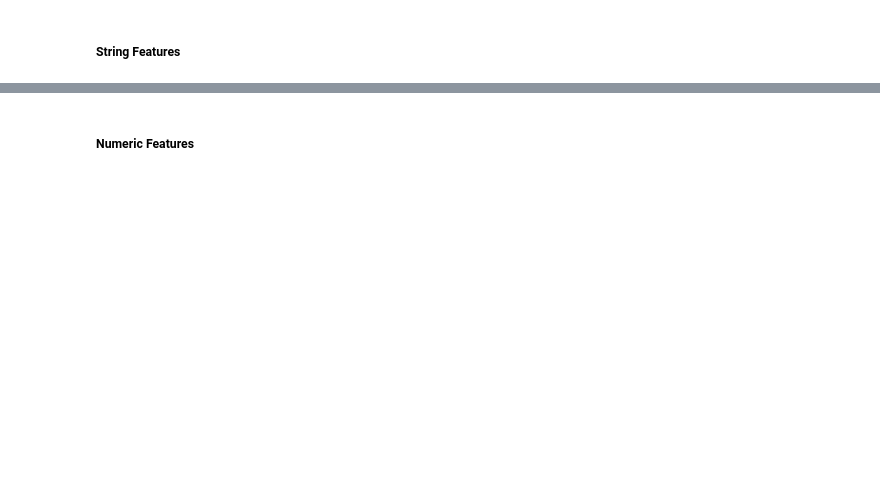
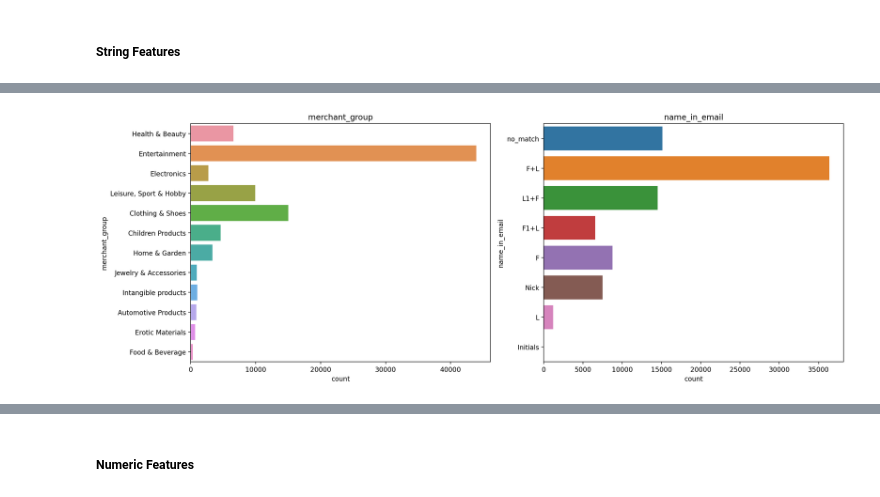
Before and after one commit to gfluz94/aws-deploy-cicd, a Jupyter notebook: notebooks/Training.ipynb, the cells around one changed output, grey strips where cells are left out. Cells and saved outputs as stored; diff of their text form; code cells hidden in the pictures; blank space fills up the shorter version.

```diff
--- a/notebooks/Training.ipynb
+++ b/notebooks/Training.ipynb
@@ -271,0 +282,2 @@ plot_count(df, bool_features, hue=target)
+# %%
+string_features.remove("merchant_category")
@@ -271,0 +323,4 @@ plot_count(df, bool_features, hue=target)
+# %%
+plot_count(df, string_features)
+# %% [output]
+[figure, added]
```
Also changed, not shown: parts of 23 cells of this notebook.
